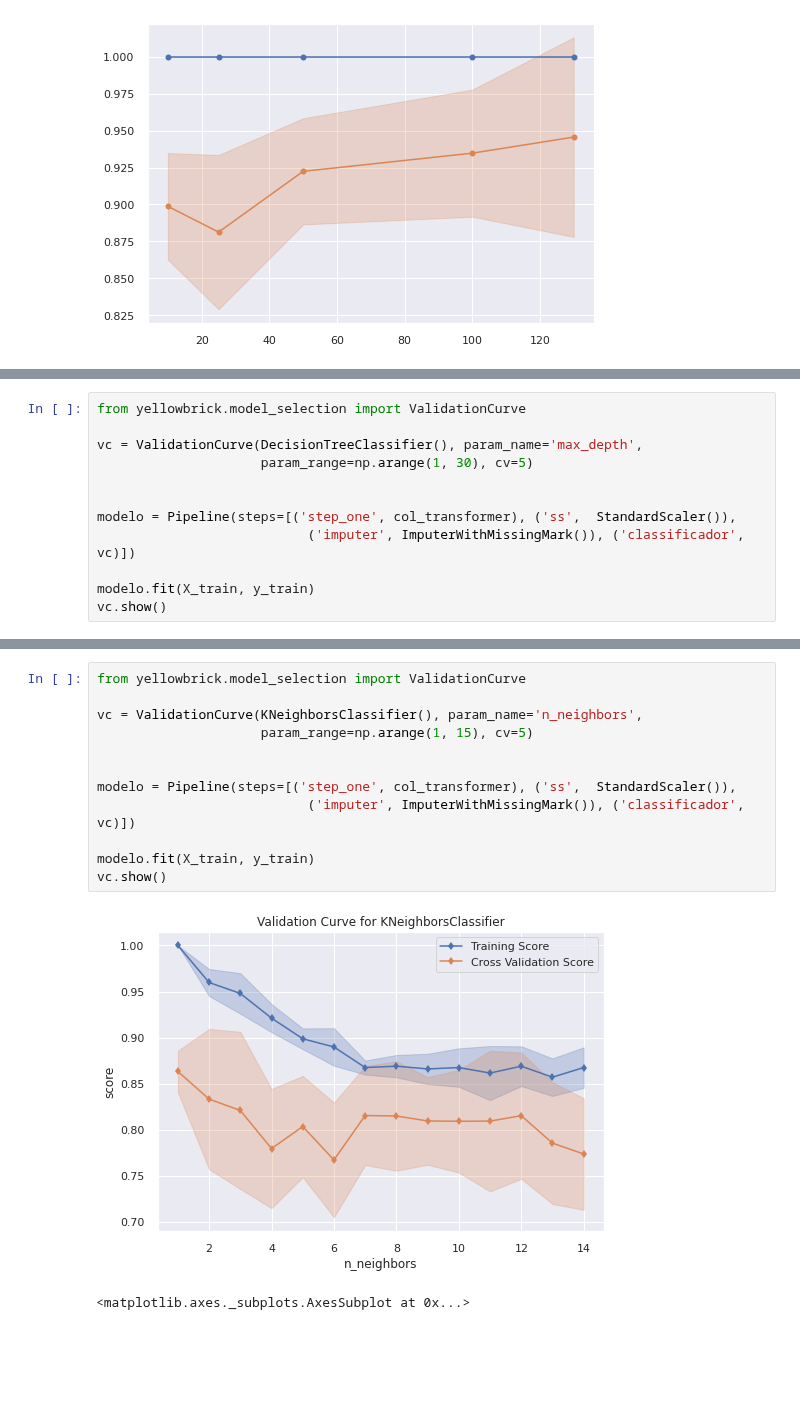
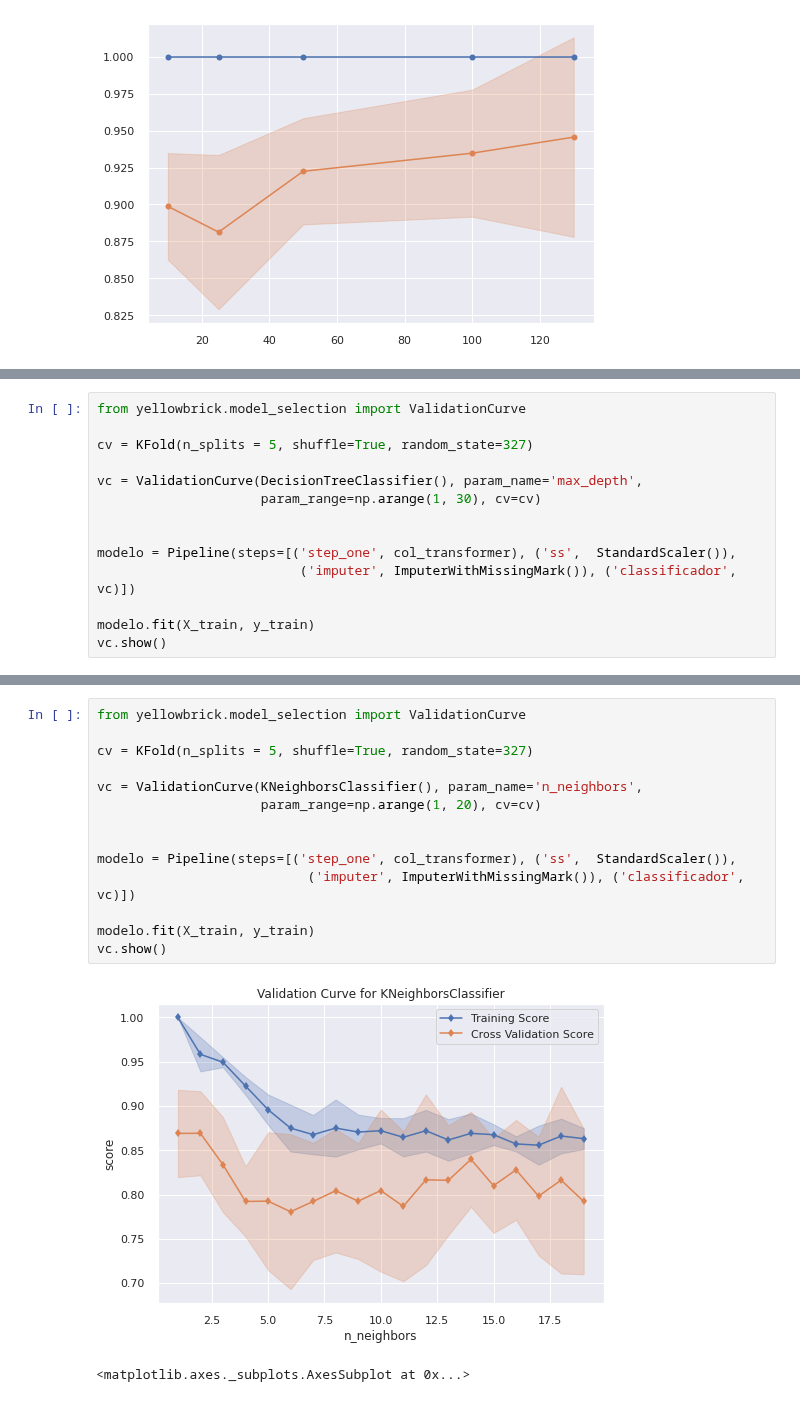
Before and after one commit to inf032/introducaoML, a Jupyter notebook: Farmaco_Otimizacao.ipynb, the cells around one changed output, grey strips where cells are left out. Cells and saved outputs as stored; diff of their text form; blank space fills up the shorter version.

```diff
--- a/Farmaco_Otimizacao.ipynb
+++ b/Farmaco_Otimizacao.ipynb
@@ -228,12 +231,14 @@ plt.legend(["Treino", "Teste"])
 # %%
 from yellowbrick.model_selection import ValidationCurve
 
+cv = KFold(n_splits = 5, shuffle=True, random_state=327)
+
 vc = ValidationCurve(DecisionTreeClassifier(), param_name='max_depth',
-                     param_range=np.arange(1, 30), cv=5)
+                     param_range=np.arange(1, 30), cv=cv)
 
 
 modelo = Pipeline(steps=[('step_one', col_transformer), ('ss',  StandardScaler()),
-                           ('imputer', ImputerWithMissingMark()), ('classificador', vc)])
+                          ('imputer', ImputerWithMissingMark()), ('classificador', vc)])
 
 modelo.fit(X_train, y_train)
 vc.show()
@@ -332,15 +344,17 @@ plt.legend(["Treino", "Teste"])
 # %%
 from yellowbrick.model_selection import ValidationCurve
 
+cv = KFold(n_splits = 5, shuffle=True, random_state=327)
+
 vc = ValidationCurve(KNeighborsClassifier(), param_name='n_neighbors',
-                     param_range=np.arange(1, 15), cv=5)
+                     param_range=np.arange(1, 20), cv=cv)
 
 
 modelo = Pipeline(steps=[('step_one', col_transformer), ('ss',  StandardScaler()),
                            ('imputer', ImputerWithMissingMark()), ('classificador', vc)])
 
 modelo.fit(X_train, y_train)
 vc.show()
 # %% [output]
-[figure, old version]
+[figure, new version]
 <matplotlib.axes._subplots.AxesSubplot at 0x...>
```
Also changed, not shown: parts of 10 cells of this notebook.
